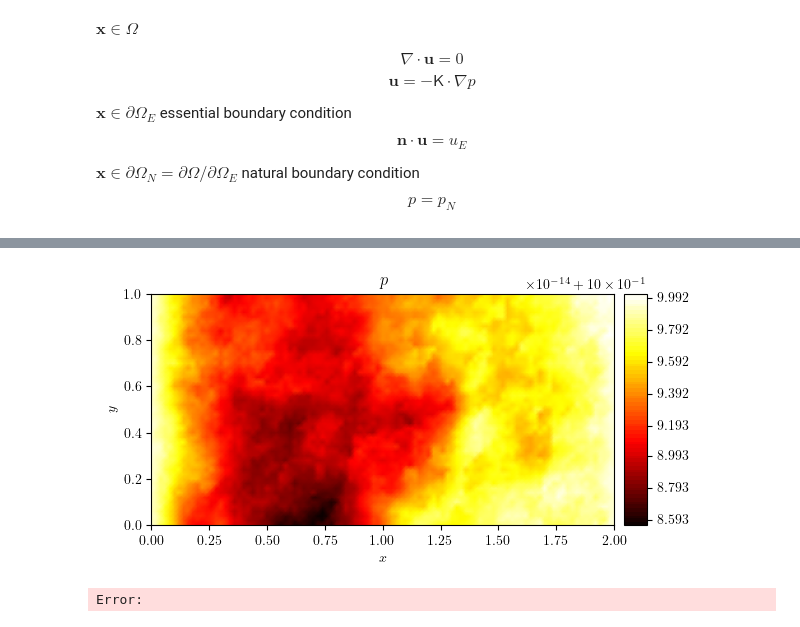
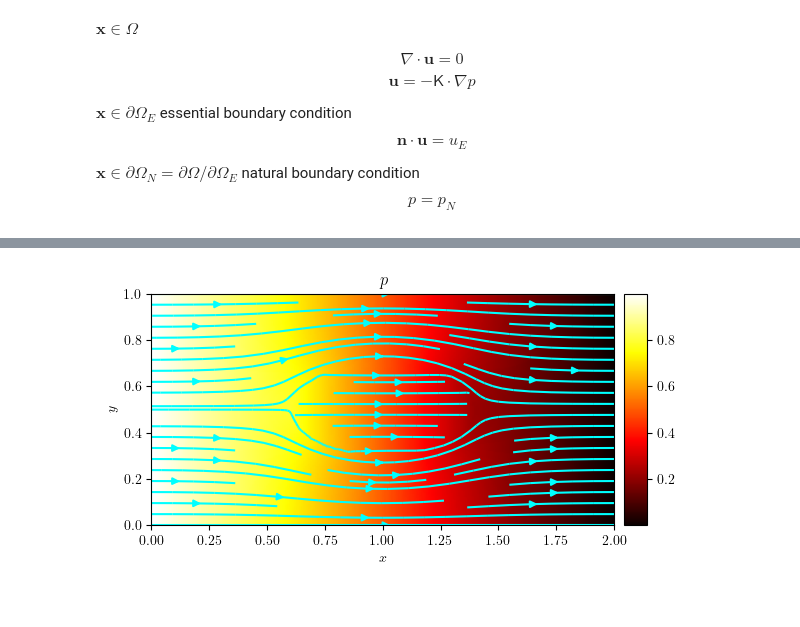
Before and after one commit to george-poole/LUCiFEx, a Jupyter notebook: demo/A05_darcy_flow.ipynb, the cells around one changed output, grey strips where cells are left out. Saved outputs shown, nothing was run; the diff lists cells and outputs as text; code cells hidden in the pictures.

```diff
--- a/demo/A05_darcy_flow.ipynb
+++ b/demo/A05_darcy_flow.ipynb
@@ -71,7 +73,7 @@ def darcy(
 # %%
 Lx = 2.0
 Ly = 1.0
-mesh = rectangle_mesh(Lx, Ly, 100, 50, cell='right')
+mesh = rectangle_mesh(Lx, Ly, 200, 200, cell='right')
 boundary = mesh_boundary(
     mesh,
     {
@@ -82,7 +84,7 @@ boundary = mesh_boundary(
     },
 )
 
-k_lens = 0.1
+k_lens = 0.05
 c = (0.5 * Lx, 0.5 * Ly)
 r = (0.2 * Lx, 0.2 * Ly)
 kx = lambda x: 1 + (k_lens - 1) * ((x[0] - c[0])**2 / r[0]**2 + (x[1] - c[1])**2 / r[1]**2 < 1)
@@ -92,7 +94,7 @@ u_deg = 1
 u_elem = ('BDM', u_deg)
 p_elem = ('DP', u_deg - 1)
 u_p_elem = [u_elem, p_elem]
-u_p = Function((mesh, u_p_elem), name="up")
+up = Function((mesh, u_p_elem), name="up")
 
 u_bcs = BoundaryConditions(
     ('essential', boundary['upper', 'lower'], (0.0, 0.0), 0),
@@ -104,14 +106,13 @@ p_bcs = BoundaryConditions(
 
 petsc = OptionsPETSc.default
 petsc['pc_factor_mat_solver_type'] = 'mumps'
-up_solver = bvp_solver(darcy, u_bcs, petsc)(u_p, k, p_bcs)
+up_solver = bvp_solver(darcy, u_bcs, petsc)(up, k, p_bcs)
 up_solver.solve()
 
-u, p = u_p.split(('u', 'p'), collapse=True)
+u, p = up.split(('u', 'p'), collapse=True)
 ux, uy = fem_function_components(('P', 1), u, names=('ux', 'uy'))
 # %%
-fig, ax = plot_colormap(p, title='$p$')
-# plot_streamlines(fig, ax, u, color='hot')
+fig, ax = plot_colormap(p, title='$p$', x_label='$x$', y_label='$y$')
+plot_streamlines(fig, ax, (ux, uy), density=0.75, color='cyan')
 # %% [output]
-[figure, old version]
+[figure, new version]
-Error:
```
Also changed, not shown: parts of 5 cells of this notebook, 8 other files.
